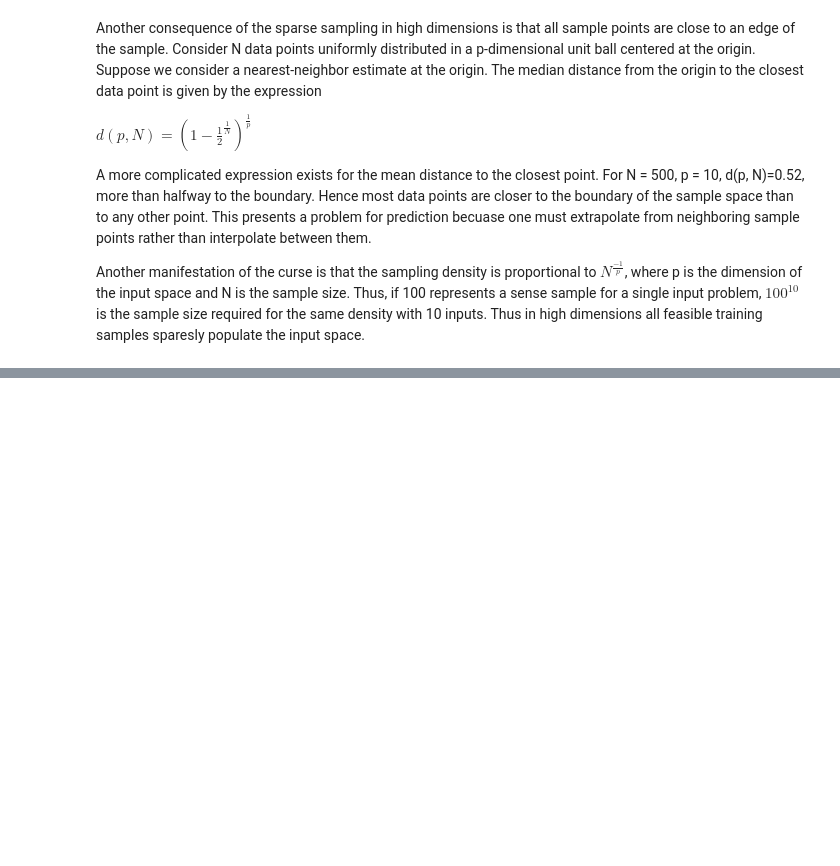
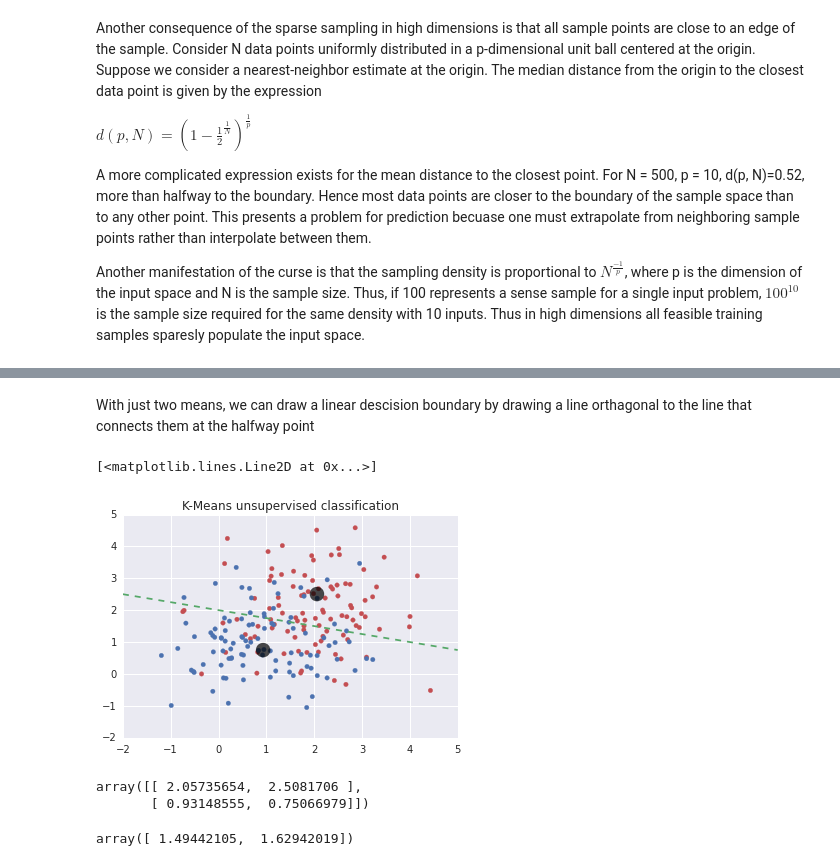
Before and after one commit to jonahwilliams/notebooks, a Jupyter notebook: elements_of_statistical_learning/chapter_2.ipynb, the cells around one changed output, grey strips where cells are left out. Saved outputs shown, nothing was run; the diff lists cells and outputs as text; code cells hidden in the pictures; blank space fills up the shorter version.

Commit message:
K-means needs somewhere else to live

```diff
--- a/elements_of_statistical_learning/chapter_2.ipynb
+++ b/elements_of_statistical_learning/chapter_2.ipynb
@@ -185,0 +189,42 @@ Another manifestation of the curse is that the sampling density is proportional
+# %%
+k = np.random.normal(3,1,(2, 2)) # each row is the location of each cluster
+X = np.array(dataset[0::, 2::])
+distance = lambda x, y: np.sqrt(np.sum(np.square(x - y), axis=1))
+
+for i in xrange(100):
+    assignments = np.zeros((len(X), len(k)),np.bool)
+    # assign points to clusters
+    for j, point in enumerate(X):
+        assignments[j, np.argmin(distance(point, k))] = True
+
+    # update cluster means
+    for j, cluster in enumerate(k):
+        k[j] = np.mean(X[assignments[0::, j]], axis=0)
+# %% [markdown]
+With just two means, we can draw a linear descision boundary by drawing a line orthagonal to the line that connects them at the halfway point
+# %%
+point = np.mean(k, axis=0)
+slope = 1 / (k[1][1] - k[0][1] / k[1][0] - k[0][0])
+line = lambda x: slope*x - slope * point[0] + point[1]
+domain = np.linspace(-2, 5, 100)
+ranges = map(line, domain)
+plt.title("K-Means unsupervised classification")
+plt.xlim(-2, 5)
+plt.ylim(-2, 5)
+plt.scatter(red[0::, 2], red[0::, 3], color=current_palette[2])
+plt.scatter(blue[0::, 2], blue[0::, 3], color=current_palette[0])
+plt.scatter(k[0][0], k[0][1], color="black",s=200, alpha=0.7)
+plt.scatter(k[1][0], k[1][1], color="black",s=200, alpha=0.7)
+plt.plot(domain, ranges, "--", color=current_palette[1])
+# %% [output]
+[<matplotlib.lines.Line2D at 0x...>]
+[figure, added]
+# %%
+k/k[0][0] - k[1][0]
+# %% [output]
+array([[ 2.05735654,  2.5081706 ],
+       [ 0.93148555,  0.75066979]])
+# %%
+point
+# %% [output]
+array([ 1.49442105,  1.62942019])
```
Also changed, not shown: parts of 3 cells of this notebook.
